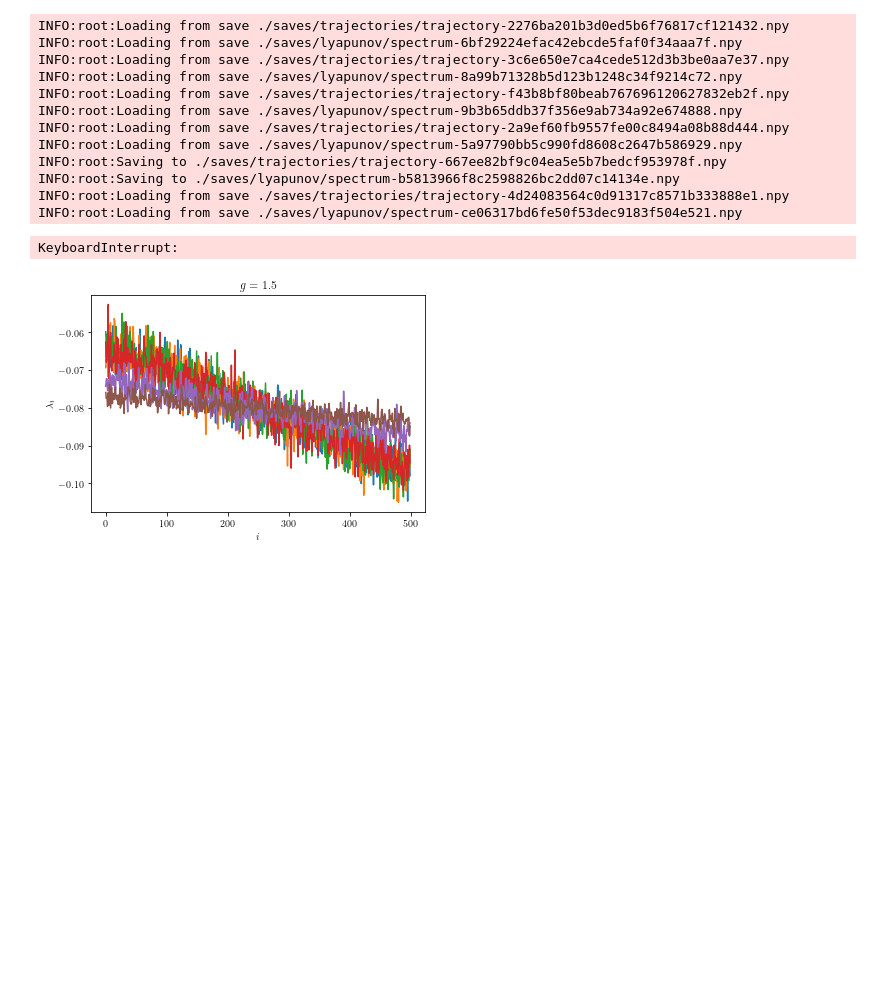
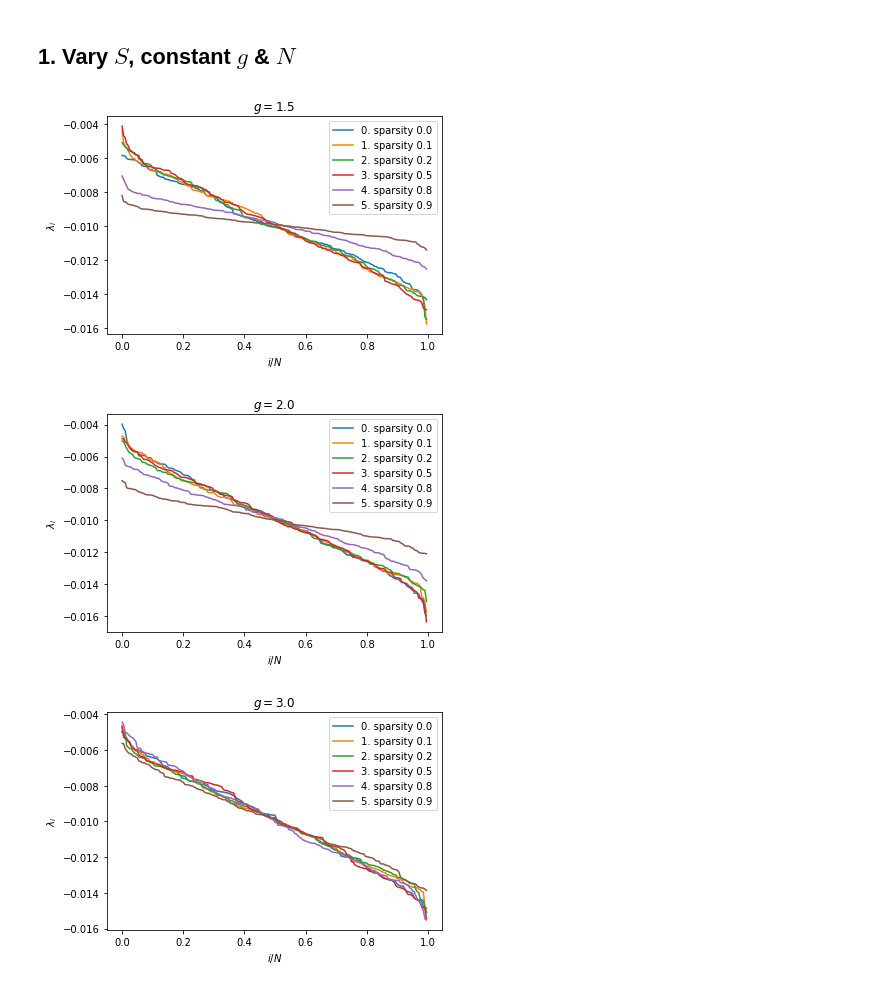
Before and after one commit to jqhoogland/hoogland-masters, a Jupyter notebook: hoogland_masters/output/lyapunov_analysis/Sparsity.ipynb, the cells around one changed output. Saved outputs shown, nothing was run; the diff lists cells and outputs as text; code cells hidden in the pictures; blank space fills up the shorter version.

```diff
--- a/hoogland_masters/output/lyapunov_analysis/Sparsity.ipynb
+++ b/hoogland_masters/output/lyapunov_analysis/Sparsity.ipynb
@@ -20,7 +51,8 @@ logging.basicConfig(level=logging.INFO)
 # %%
 # Shared parameters
-N_NEURONS = 500
-TIMESTEP = 0.1
 N_STEPS = 100000
+N_DOFS = 200
+
+TIMESTEP = 0.001
 N_BURNIN_STEPS = 500
 DOWNSAMPLE_RATE = 100
@@ -126,24 +129,4 @@ INFO:root:Saving to ./saves/lyapunov/spectrum-ce06317bd6fe50f53dec9183f504e521.n
 # %%
-SPARSITIES = [0., 0.1, 0.2, 0.5, 0.8, 0.9, 0.95, 0.99]
-GS = [1.5, 2., 3., 5., 10., 20.]
-
-for g in GS:
-    plt.title(f"$g={g}$")
-    plt.ylabel("$\lambda_i$")
-    plt.xlabel("$i$")
-    plot_curves_with_sparsity(g, SPARSITIES, get_lyapunov_spectrum, n_dofs=500, n_steps=50000)
+SPARSITIES = [0., 0.1, 0.2, 0.5, 0.8, 0.9] #, 0.95, 0.99]
+SPARSITIES_RANGE = list(map(lambda s: {"sparsity": s}, SPARSITIES))
+GS_RANGE = list(map(lambda g: { "coupling_strength": g}, [1.5, 2., 3.])) # 5., 20.])) #, 20.]))
-# %% [output]
-INFO:root:Loading from save ./saves/trajectories/trajectory-2276ba201b3d0ed5b6f76817cf121432.npy
-INFO:root:Loading from save ./saves/lyapunov/spectrum-6bf29224efac42ebcde5faf0f34aaa7f.npy
-INFO:root:Loading from save ./saves/trajectories/trajectory-3c6e650e7ca4cede512d3b3be0aa7e37.npy
-INFO:root:Loading from save ./saves/lyapunov/spectrum-8a99b71328b5d123b1248c34f9214c72.npy
-INFO:root:Loading from save ./saves/trajectories/trajectory-f43b8bf80beab767696120627832eb2f.npy
-INFO:root:Loading from save ./saves/lyapunov/spectrum-9b3b65ddb37f356e9ab734a92e674888.npy
-INFO:root:Loading from save ./saves/trajectories/trajectory-2a9ef60fb9557fe00c8494a08b88d444.npy
-INFO:root:Loading from save ./saves/lyapunov/spectrum-5a97790bb5c990fd8608c2647b586929.npy
-INFO:root:Saving to ./saves/trajectories/trajectory-667ee82bf9c04ea5e5b7bedcf953978f.npy
-INFO:root:Saving to ./saves/lyapunov/spectrum-b5813966f8c2598826bc2dd07c14134e.npy
-INFO:root:Loading from save ./saves/trajectories/trajectory-4d24083564c0d91317c8571b333888e1.npy
-INFO:root:Loading from save ./saves/lyapunov/spectrum-ce06317bd6fe50f53dec9183f504e521.npy
-KeyboardInterrupt:
-[figure, removed]
@@ -192,21 +133,8 @@ def plot_curves_with_param_range(
-# %%
-SPARSITIES = [0., 0.1, 0.2, 0.5, 0.8, 0.9, 0.95, 0.99]
-SPARSITIES_RANGE = map(lambda s: {"sparsity": s}, SPARSITIES)
-GS = [1.5, 2., 3., 5., 10., 20.]
-
-for g in GS:
-    plt.title(f"$g={g}$")
-    plt.ylabel("$\lambda_i$")
-    plt.xlabel("$i$")
-    plot_curves_with_param_range(SPARSITIES_RANGE, get_lyapunov_spectrum, n_dofs=500, n_steps=50000, coupling_strength=g, normalize_strength=True)
-    plt.show()
-# %%
-SPARSITIES = [0., 0.1, 0.2, 0.5, 0.8, 0.9, 0.95]
-SPARSITIES_RANGE = map(lambda s: {"sparsity": s, "n_dofs": int(1 + (99/(1-s)))}, SPARSITIES)
-GS = [2., 3., 5., 10., 20.]
-
-for g in GS:
-    plt.title(f"$g={g}$")
-    plt.ylabel("$\lambda_i$")
-    plt.xlabel("$i$")
-    plot_curves_with_param_range(SPARSITIES_RANGE, get_lyapunov_spectrum, n_steps=50000)
+# %% [markdown]
+## 1. Vary $S$, constant $g$ & $N$
+# %%
+plot_lyap_spec_over_double_range(GS_RANGE, SPARSITIES_RANGE, n_dofs=N_DOFS, n_steps=N_STEPS, normalize_strength=False)
+# %% [output]
+[figure, added]
+[figure, added]
+[figure, added]
```
Also changed, not shown: parts of 13 cells of this notebook, 4 other files.
